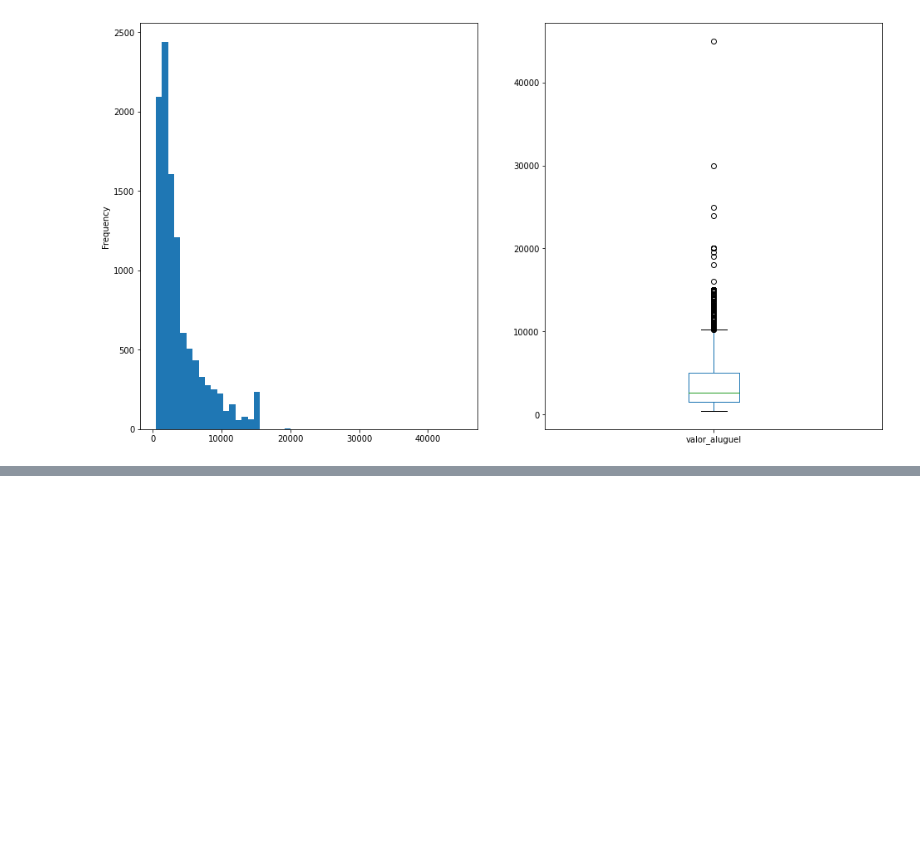
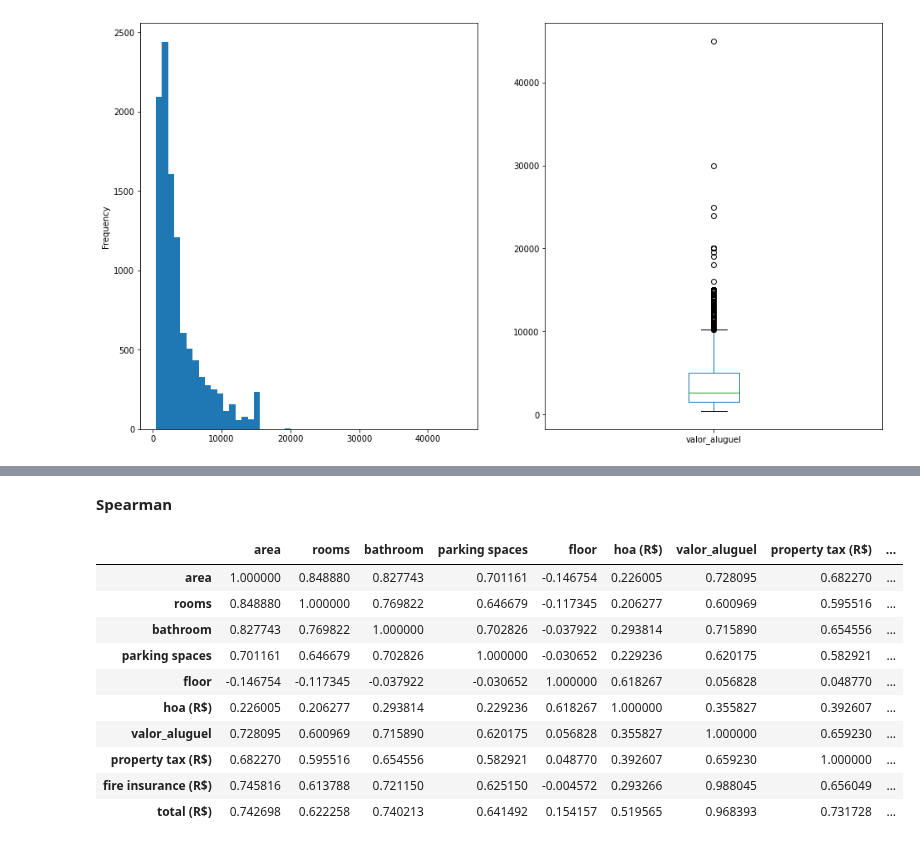
Before and after one commit to mikaelcordeiro/semanas, a Jupyter notebook: semana3/semana_3.ipynb, the cells around one changed output, grey strips where cells are left out. Cells and saved outputs as stored; diff of their text form; code cells hidden in the pictures; blank space fills up the shorter version.

```diff
--- a/semana3/semana_3.ipynb
+++ b/semana3/semana_3.ipynb
@@ -194,0 +301,17 @@ df_lite['valor_aluguel'].plot(kind='box', ax=g2);
+# %% [markdown]
+**Spearman**
+# %%
+spearman = df_lite.loc[:, filt2].corr('spearman')
+spearman
+# %% [output]
+|  | area | rooms | bathroom | parking spaces | floor | hoa (R$) | valor_aluguel | property tax (R$) | ... |
+| area | 1.000000 | 0.848880 | 0.827743 | 0.701161 | -0.146754 | 0.226005 | 0.728095 | 0.682270 | ... |
+| rooms | 0.848880 | 1.000000 | 0.769822 | 0.646679 | -0.117345 | 0.206277 | 0.600969 | 0.595516 | ... |
+| bathroom | 0.827743 | 0.769822 | 1.000000 | 0.702826 | -0.037922 | 0.293814 | 0.715890 | 0.654556 | ... |
+| parking spaces | 0.701161 | 0.646679 | 0.702826 | 1.000000 | -0.030652 | 0.229236 | 0.620175 | 0.582921 | ... |
+| floor | -0.146754 | -0.117345 | -0.037922 | -0.030652 | 1.000000 | 0.618267 | 0.056828 | 0.048770 | ... |
+| hoa (R$) | 0.226005 | 0.206277 | 0.293814 | 0.229236 | 0.618267 | 1.000000 | 0.355827 | 0.392607 | ... |
+| valor_aluguel | 0.728095 | 0.600969 | 0.715890 | 0.620175 | 0.056828 | 0.355827 | 1.000000 | 0.659230 | ... |
+| property tax (R$) | 0.682270 | 0.595516 | 0.654556 | 0.582921 | 0.048770 | 0.392607 | 0.659230 | 1.000000 | ... |
+| fire insurance (R$) | 0.745816 | 0.613788 | 0.721150 | 0.625150 | -0.004572 | 0.293266 | 0.988045 | 0.656049 | ... |
+| total (R$) | 0.742698 | 0.622258 | 0.740213 | 0.641492 | 0.154157 | 0.519565 | 0.968393 | 0.731728 | ... |
```
Also changed, not shown: parts of 18 cells of this notebook.
